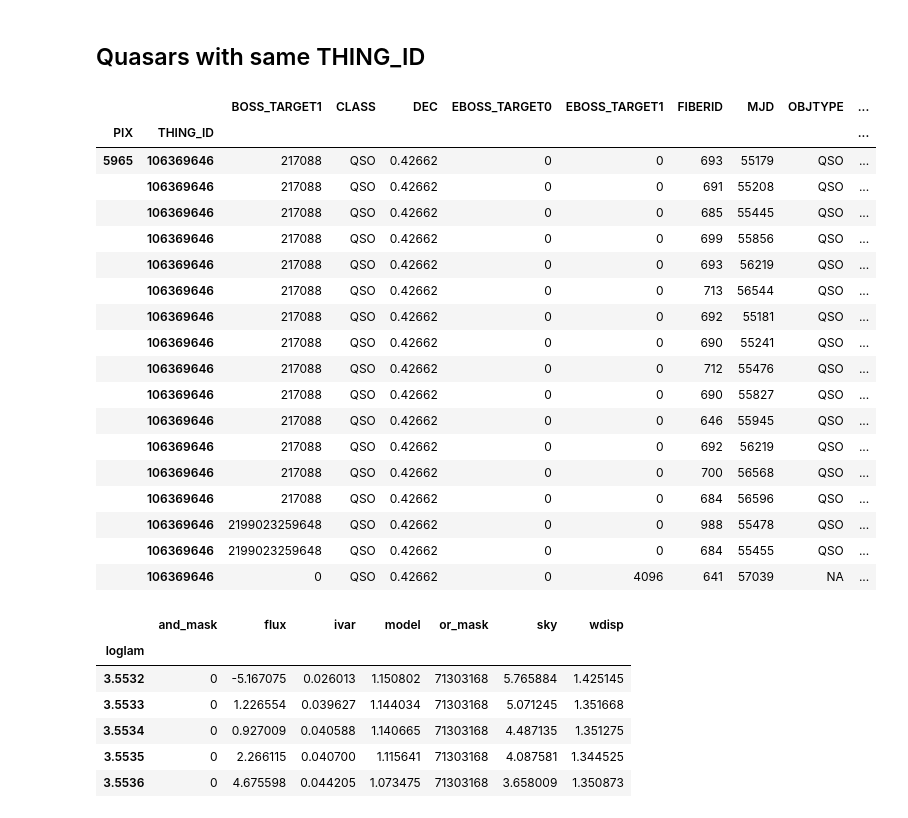
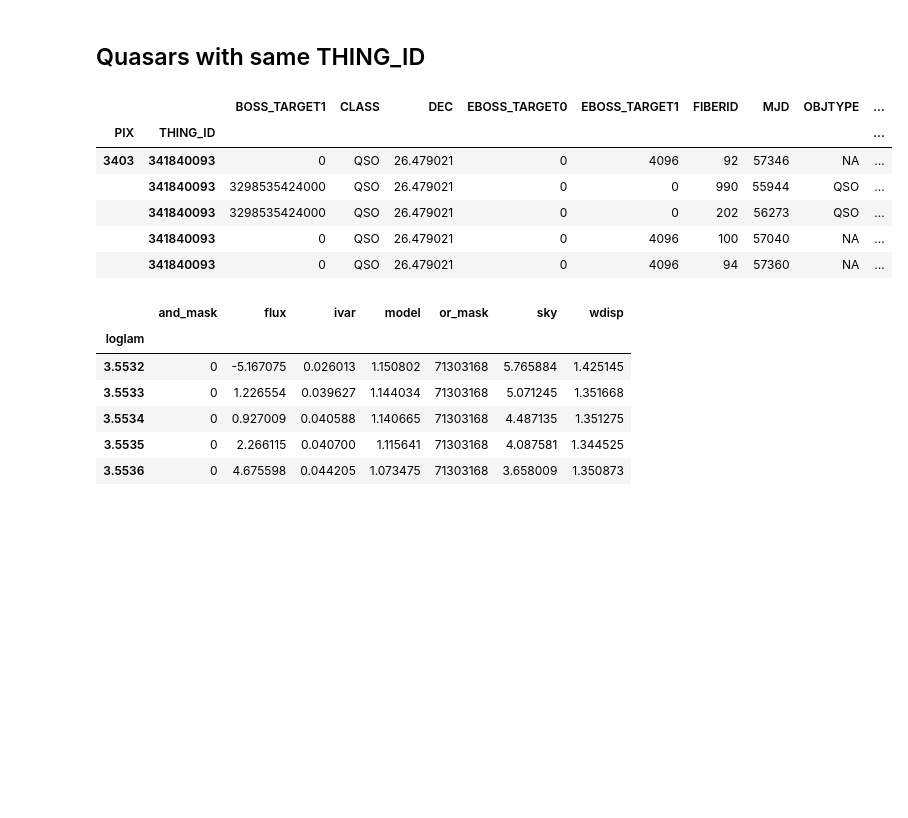
Before and after one commit to slosar/ForetFusion, a Jupyter notebook: sdss_catalog.ipynb, the cells around one changed output. Cells and saved outputs as stored; diff of their text form; code cells hidden in the pictures; blank space fills up the shorter version.

```diff
--- a/sdss_catalog.ipynb
+++ b/sdss_catalog.ipynb
@@ -78,10 +78,8 @@ len(df['PIX'].unique())
 # %% [output]
 3369
 # %%
-df = df.query('CLASS== "QSO".ljust(6) & OBJTYPE=="QSO".ljust(16) | OBJTYPE=="NA".ljust(16)')
-#df.query('OBJTYPE=="QSO".ljust(6)')
+df = df.query('CLASS== "QSO".ljust(6) & (OBJTYPE=="QSO".ljust(16) | OBJTYPE=="NA".ljust(16)) & THING_ID != -1')
 df.head()
-#df.query('EBOSS_TARGET0 != 0  & CLASS== "QSO".ljust(6) ')
 # %% [output]
 |  | BOSS_TARGET1 | CLASS | DEC | EBOSS_TARGET0 | EBOSS_TARGET1 | FIBERID | MJD | OBJTYPE | PLATE | ... |
 | 1 | 0 | QSO | 26.582945 | 0 | 1024 | 2 | 57346 | QSO | 10000 | ... |
@@ -133,7 +131,7 @@ boss_qsos= 285114
 # %%
 #Eliminate quasars that have THING_ID == -1
 
-all_qso = only_qso[only_qso['THING_ID'] != -1].set_index(['PIX','THING_ID'], drop=False).sort_index()
+all_qso = only_qso.set_index(['PIX','THING_ID'], drop=False).sort_index()
 all_qso.head()
 # %% [output]
 |  |  | BOSS_TARGET1 | CLASS | DEC | EBOSS_TARGET0 | EBOSS_TARGET1 | FIBERID | MJD | OBJTYPE | ... |
@@ -218,28 +213,16 @@ def get_file(plate, name_of_file):
 # %% [markdown]
 ## Quasars with same THING_ID
 # %%
-thing_id = 106369646
+thing_id = 341840093 #106369646
 all_qso.query('THING_ID == %s'%(thing_id))
 # %% [output]
 |  |  | BOSS_TARGET1 | CLASS | DEC | EBOSS_TARGET0 | EBOSS_TARGET1 | FIBERID | MJD | OBJTYPE | ... |
 | PIX | THING_ID |  |  |  |  |  |  |  |  | ... |
-| 5965 | 106369646 | 217088 | QSO | 0.42662 | 0 | 0 | 693 | 55179 | QSO | ... |
-|  | 106369646 | 217088 | QSO | 0.42662 | 0 | 0 | 691 | 55208 | QSO | ... |
-|  | 106369646 | 217088 | QSO | 0.42662 | 0 | 0 | 685 | 55445 | QSO | ... |
-|  | 106369646 | 217088 | QSO | 0.42662 | 0 | 0 | 699 | 55856 | QSO | ... |
-|  | 106369646 | 217088 | QSO | 0.42662 | 0 | 0 | 693 | 56219 | QSO | ... |
-|  | 106369646 | 217088 | QSO | 0.42662 | 0 | 0 | 713 | 56544 | QSO | ... |
-|  | 106369646 | 217088 | QSO | 0.42662 | 0 | 0 | 692 | 55181 | QSO | ... |
-|  | 106369646 | 217088 | QSO | 0.42662 | 0 | 0 | 690 | 55241 | QSO | ... |
-|  | 106369646 | 217088 | QSO | 0.42662 | 0 | 0 | 712 | 55476 | QSO | ... |
-|  | 106369646 | 217088 | QSO | 0.42662 | 0 | 0 | 690 | 55827 | QSO | ... |
-|  | 106369646 | 217088 | QSO | 0.42662 | 0 | 0 | 646 | 55945 | QSO | ... |
-|  | 106369646 | 217088 | QSO | 0.42662 | 0 | 0 | 692 | 56219 | QSO | ... |
-|  | 106369646 | 217088 | QSO | 0.42662 | 0 | 0 | 700 | 56568 | QSO | ... |
-|  | 106369646 | 217088 | QSO | 0.42662 | 0 | 0 | 684 | 56596 | QSO | ... |
-|  | 106369646 | 2199023259648 | QSO | 0.42662 | 0 | 0 | 988 | 55478 | QSO | ... |
-|  | 106369646 | 2199023259648 | QSO | 0.42662 | 0 | 0 | 684 | 55455 | QSO | ... |
-|  | 106369646 | 0 | QSO | 0.42662 | 0 | 4096 | 641 | 57039 | NA | ... |
+| 3403 | 341840093 | 0 | QSO | 26.479021 | 0 | 4096 | 92 | 57346 | NA | ... |
+|  | 341840093 | 3298535424000 | QSO | 26.479021 | 0 | 0 | 990 | 55944 | QSO | ... |
+|  | 341840093 | 3298535424000 | QSO | 26.479021 | 0 | 0 | 202 | 56273 | QSO | ... |
+|  | 341840093 | 0 | QSO | 26.479021 | 0 | 4096 | 100 | 57040 | NA | ... |
+|  | 341840093 | 0 | QSO | 26.479021 | 0 | 4096 | 94 | 57360 | NA | ... |
 # %%
 plates   = list(all_qso.query('THING_ID == %s'%(thing_id))['PLATE'].values)
 mjds     = list(all_qso.query('THING_ID == %s'%(thing_id))['MJD'].values)
```
Also changed, not shown: parts of 22 cells of this notebook, 1 other file.
